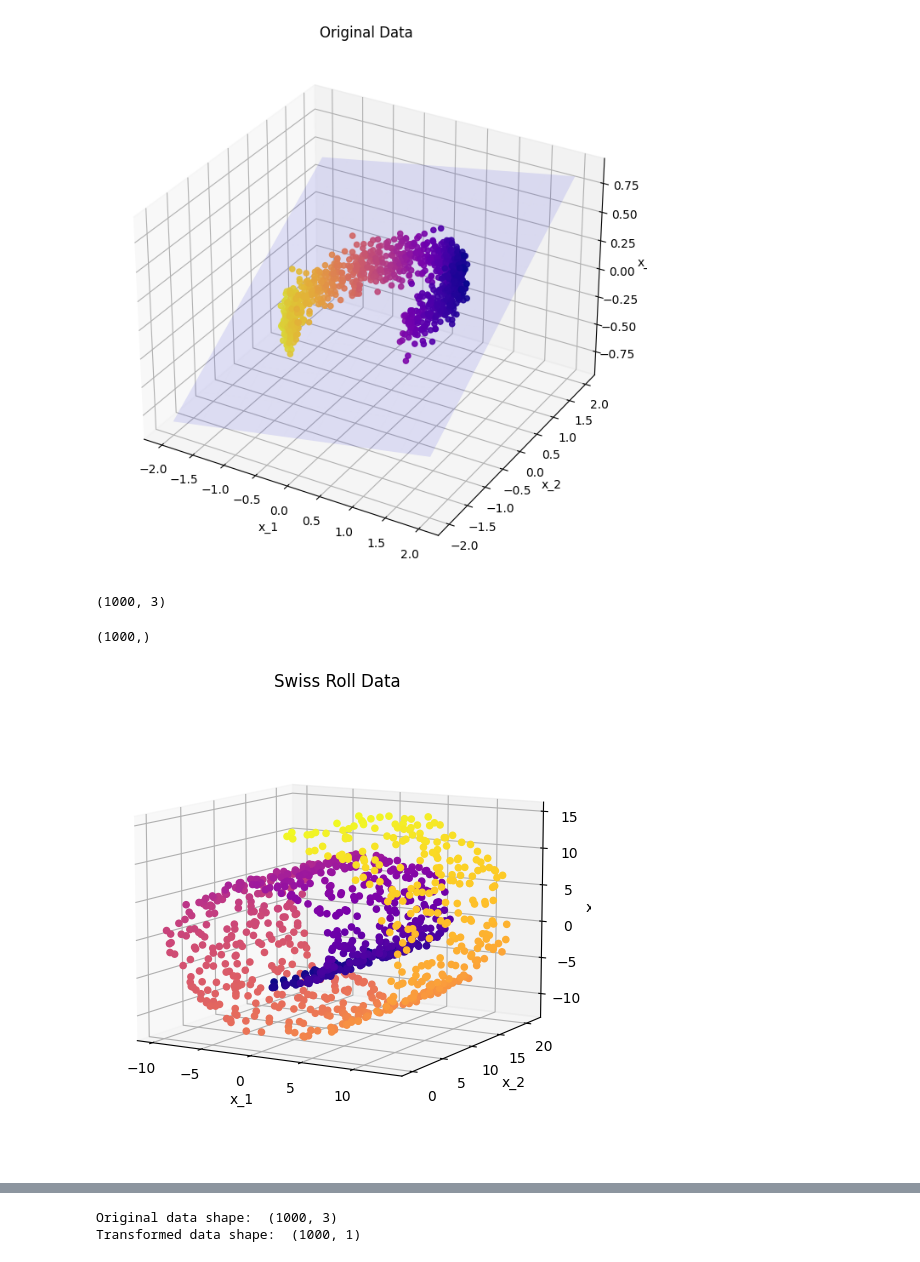
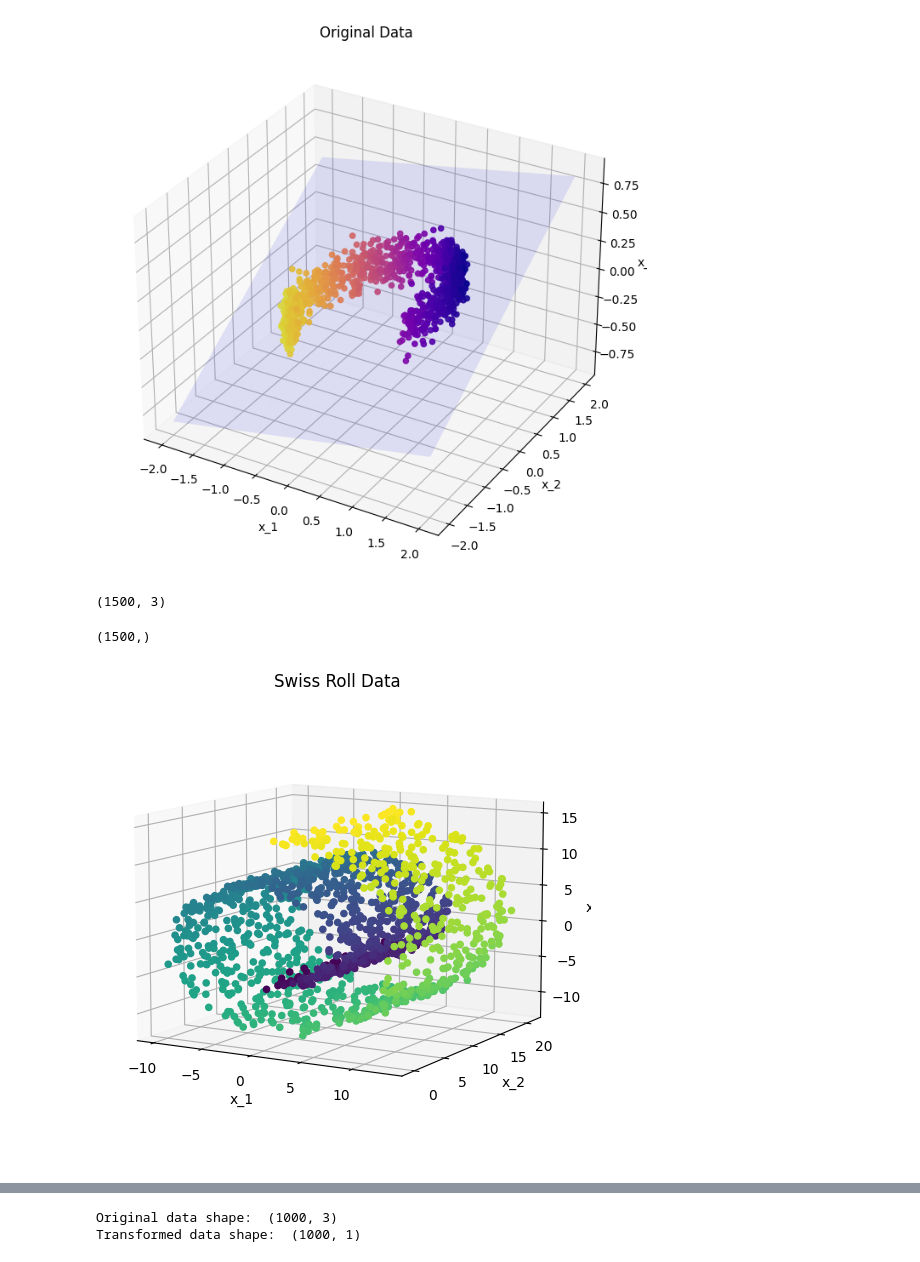
Before and after one commit to andreoniriccardo/articles, a Jupyter notebook: dimensionality-reduction/dimensionality-reduction.ipynb, the cells around one changed output, grey strips where cells are left out. Cells and saved outputs as stored; diff of their text form; code cells hidden in the pictures.

```diff
--- a/dimensionality-reduction/dimensionality-reduction.ipynb
+++ b/dimensionality-reduction/dimensionality-reduction.ipynb
@@ -174,28 +174,28 @@ plt.savefig('3d-plane.png')
 # %%
 from sklearn.datasets import make_swiss_roll
 
-X, t = make_swiss_roll(n_samples=1000, noise=0.2, random_state=42)
+X, t = make_swiss_roll(n_samples=1500, noise=0.3, random_state=2)
 # %%
 X.shape
 # %% [output]
-(1000, 3)
+(1500, 3)
 # %%
 t.shape
 # %% [output]
-(1000,)
+(1500,)
 # %%
 fig = plt.figure(figsize=(6, 6))
 ax = fig.add_subplot(111, projection='3d')
 
-ax.scatter(X[:, 0], X[:, 1], X[:, 2], c=t, cmap='plasma',alpha=1)
+ax.scatter(X[:, 0], X[:, 1], X[:, 2], c=t, cmap='viridis',alpha=1)
 ax.set_title('Swiss Roll Data')
 ax.set_xlabel('x_1')
 ax.set_ylabel('x_2')
 ax.set_zlabel('x_3')
 ax.view_init(10, -60)
-plt.savefig('swiss-roll.png')
+plt.savefig('swiss-roll_2.png')
 # %% [output]
-[figure, old version]
+[figure, new version]
 # %%
 np.random.seed(42)
 m = 1000
```
Also changed, not shown: parts of 6 cells of this notebook, 5 other files.
